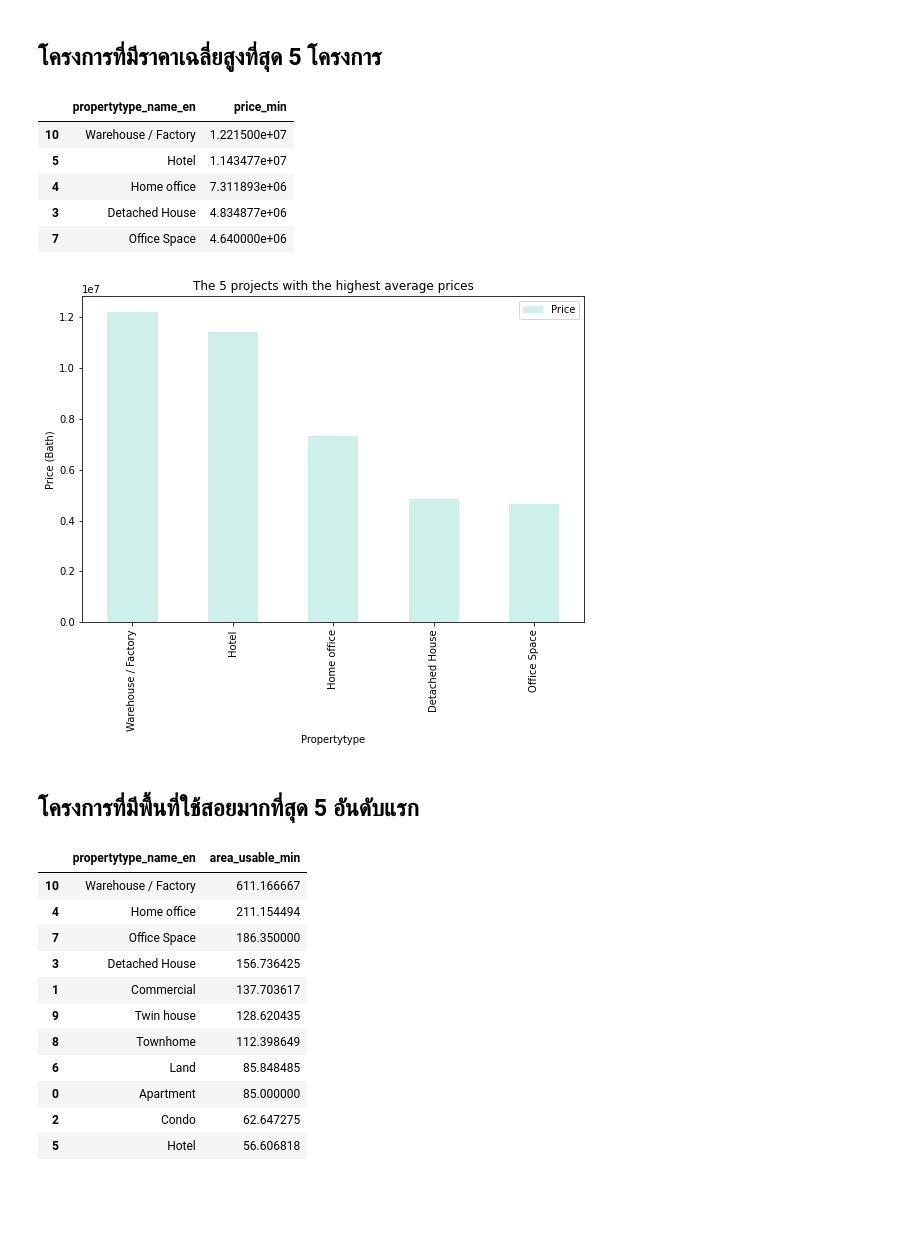
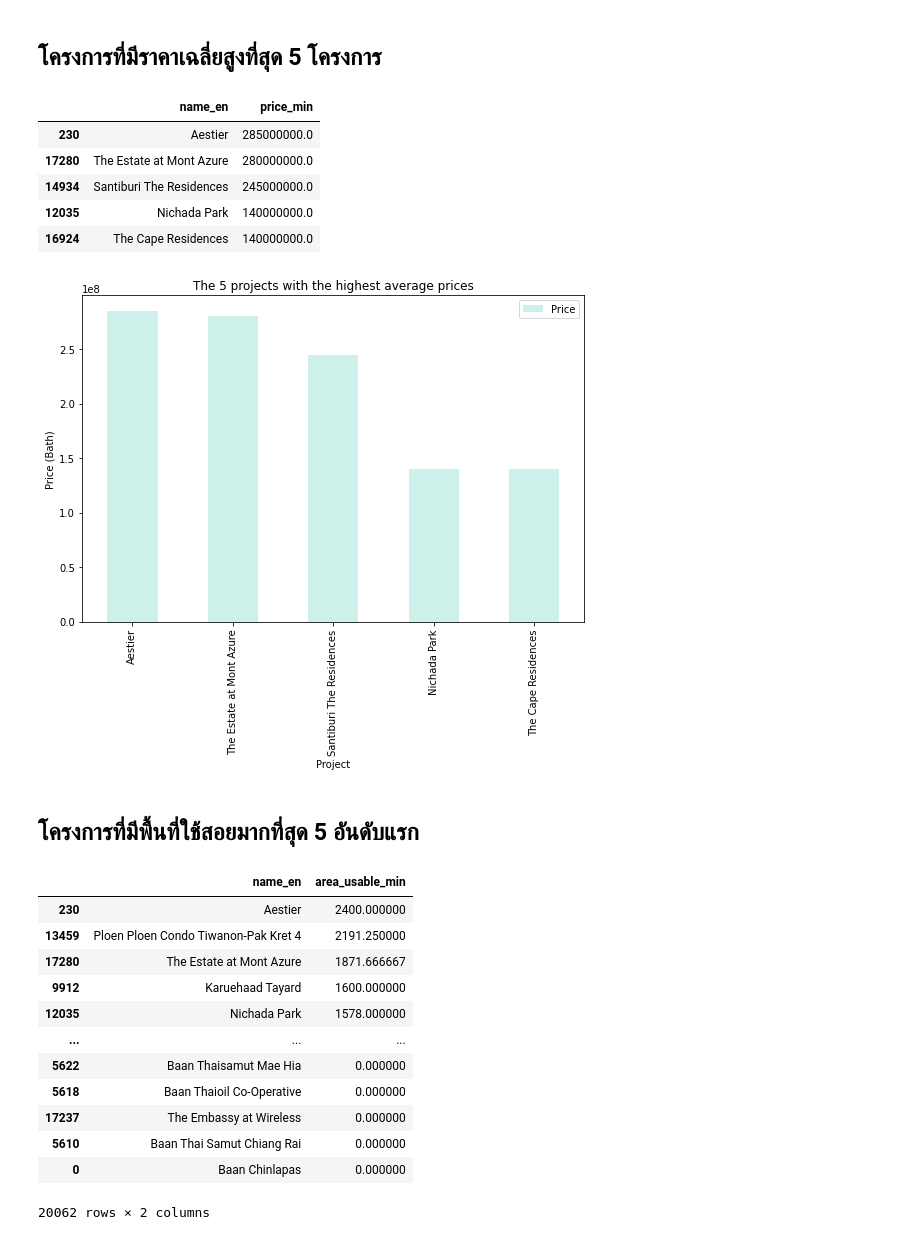
Before and after one commit to supatsara2002/BasicProg_DataViz65, a Jupyter notebook: Project.ipynb, the cells around one changed output. Cells and saved outputs as stored; diff of their text form; code cells hidden in the pictures; blank space fills up the shorter version.

Commit message:
project final

```diff
--- a/Project.ipynb
+++ b/Project.ipynb
@@ -904,46 +900,47 @@ dataall = pd.read_csv('Alldata_clean.csv')
 # %% [markdown]
 ## โครงการที่มีราคาเฉลี่ยสูงที่สุด 5 โครงการ
 # %%
-datatype1 = dataall.groupby('propertytype_name_en')['price_min'].mean().reset_index()
+datatype1 = dataall.groupby('name_en')['price_min'].mean().reset_index()
 datatype = datatype1.sort_values('price_min',ascending=False).head(5)
 datatype
 # %% [output]
-|  | propertytype_name_en | price_min |
-| 10 | Warehouse / Factory | 1.221500e+07 |
-| 5 | Hotel | 1.143477e+07 |
-| 4 | Home office | 7.311893e+06 |
-| 3 | Detached House | 4.834877e+06 |
-| 7 | Office Space | 4.640000e+06 |
+|  | name_en | price_min |
+| 230 | Aestier | 285000000.0 |
+| 17280 | The Estate at Mont Azure | 280000000.0 |
+| 14934 | Santiburi The Residences | 245000000.0 |
+| 12035 | Nichada Park | 140000000.0 |
+| 16924 | The Cape Residences | 140000000.0 |
 # %%
 import matplotlib
 matplotlib.rcParams['figure.figsize']=[9,6]
 # %%
-datatype.plot(kind='bar', x='propertytype_name_en', color=['#CDF0EA'])
-plt.xlabel('Propertytype')
+datatype.plot(kind='bar', x='name_en', color=['#CDF0EA'])
+plt.xlabel('Project')
 plt.ylabel('Price (Bath)')
 plt.legend(labels=['Price'])
 plt.title('The 5 projects with the highest average prices');
 # %% [output]
-[figure, old version]
+[figure, new version]
 # %% [markdown]
 ## โครงการที่มีพื้นที่ใช้สอยมากที่สุด 5 อันดับแรก
 # %%
-area1 = dataall.groupby('propertytype_name_en')['area_usable_min'].mean().reset_index()
+area1 = dataall.groupby('name_en')['area_usable_min'].mean().reset_index()
 area= area1.sort_values('area_usable_min',ascending=False)
 area
 # %% [output]
-|  | propertytype_name_en | area_usable_min |
-| 10 | Warehouse / Factory | 611.166667 |
-| 4 | Home office | 211.154494 |
-| 7 | Office Space | 186.350000 |
-| 3 | Detached House | 156.736425 |
-| 1 | Commercial | 137.703617 |
-| 9 | Twin house | 128.620435 |
-| 8 | Townhome | 112.398649 |
-| 6 | Land | 85.848485 |
-| 0 | Apartment | 85.000000 |
-| 2 | Condo | 62.647275 |
-| 5 | Hotel | 56.606818 |
+|  | name_en | area_usable_min |
+| 230 | Aestier | 2400.000000 |
+| 13459 | Ploen Ploen Condo Tiwanon-Pak Kret 4 | 2191.250000 |
+| 17280 | The Estate at Mont Azure | 1871.666667 |
+| 9912 | Karuehaad Tayard | 1600.000000 |
+| 12035 | Nichada Park | 1578.000000 |
+| ... | ... | ... |
+| 5622 | Baan Thaisamut Mae Hia | 0.000000 |
+| 5618 | Baan Thaioil Co-Operative | 0.000000 |
+| 17237 | The Embassy at Wireless | 0.000000 |
+| 5610 | Baan Thai Samut Chiang Rai | 0.000000 |
+| 0 | Baan Chinlapas | 0.000000 |
+20062 rows × 2 columns
 # %%
 #others
 area.iloc[5:11].sum()
```
Also changed, not shown: parts of 21 cells of this notebook.
